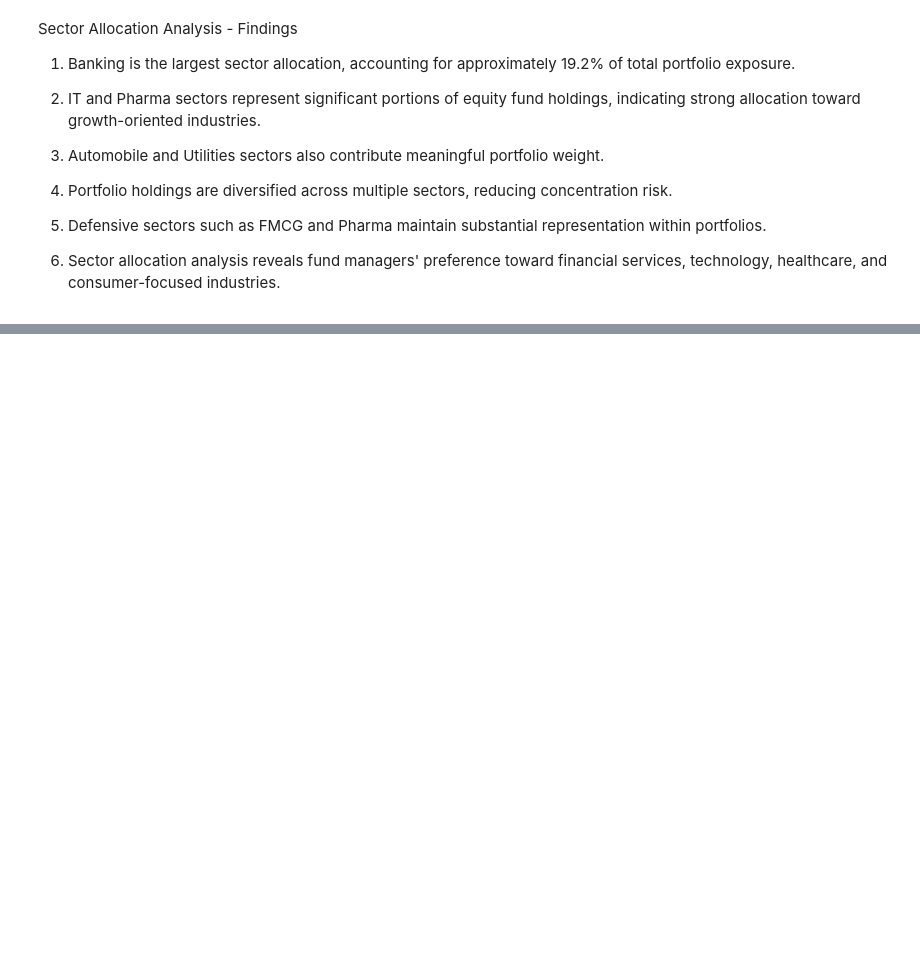
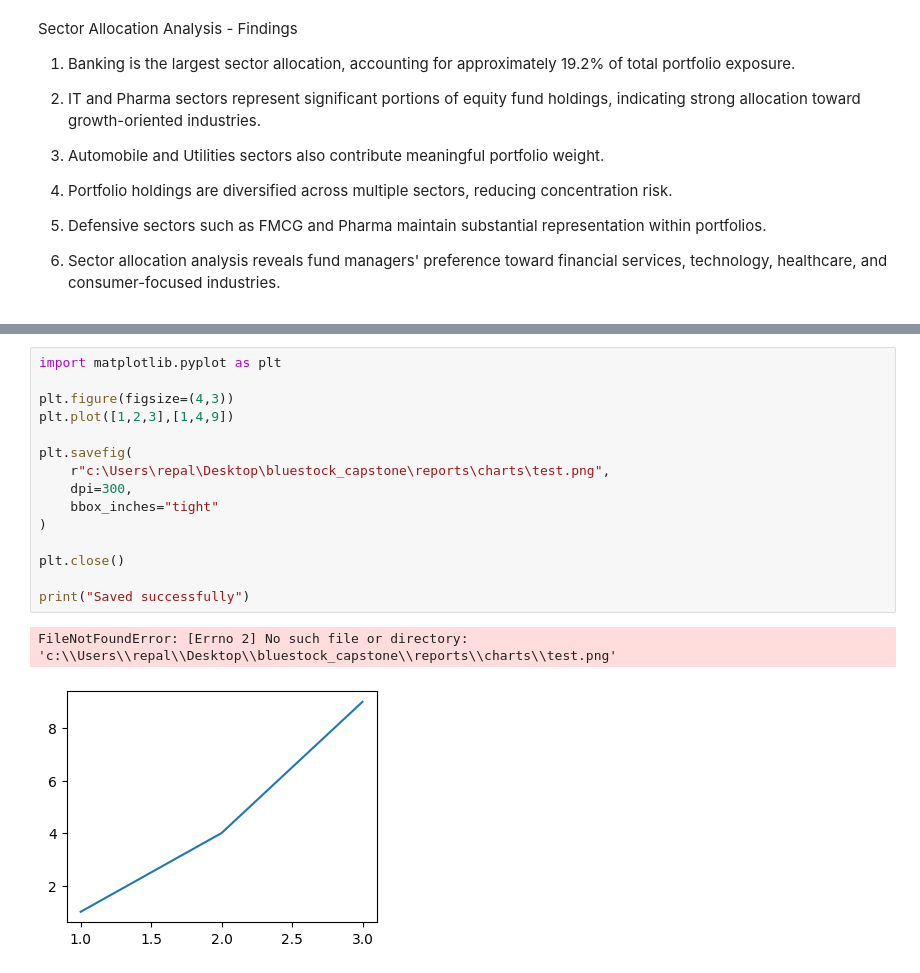
Before and after one commit to aravindpavan001/bluestock-capstone, a Jupyter notebook: notebooks/EDA_Analysis.ipynb, the cells around one changed output, grey strips where cells are left out. Drawn from its saved outputs; the diff is of its cells as text; blank space fills up the shorter version.

```diff
--- a/notebooks/EDA_Analysis.ipynb
+++ b/notebooks/EDA_Analysis.ipynb
@@ -619,0 +652,18 @@ plt.show()
+# %%
+import matplotlib.pyplot as plt
+
+plt.figure(figsize=(4,3))
+plt.plot([1,2,3],[1,4,9])
+
+plt.savefig(
+    r"c:\Users\repal\Desktop\bluestock_capstone\reports\charts\test.png",
+    dpi=300,
+    bbox_inches="tight"
+)
+
+plt.close()
+
+print("Saved successfully")
+# %% [output]
+FileNotFoundError: [Errno 2] No such file or directory: 'c:\\Users\\repal\\Desktop\\bluestock_capstone\\reports\\charts\\test.png'
+[figure, added]
```
Also changed, not shown: parts of 1 cell of this notebook.
